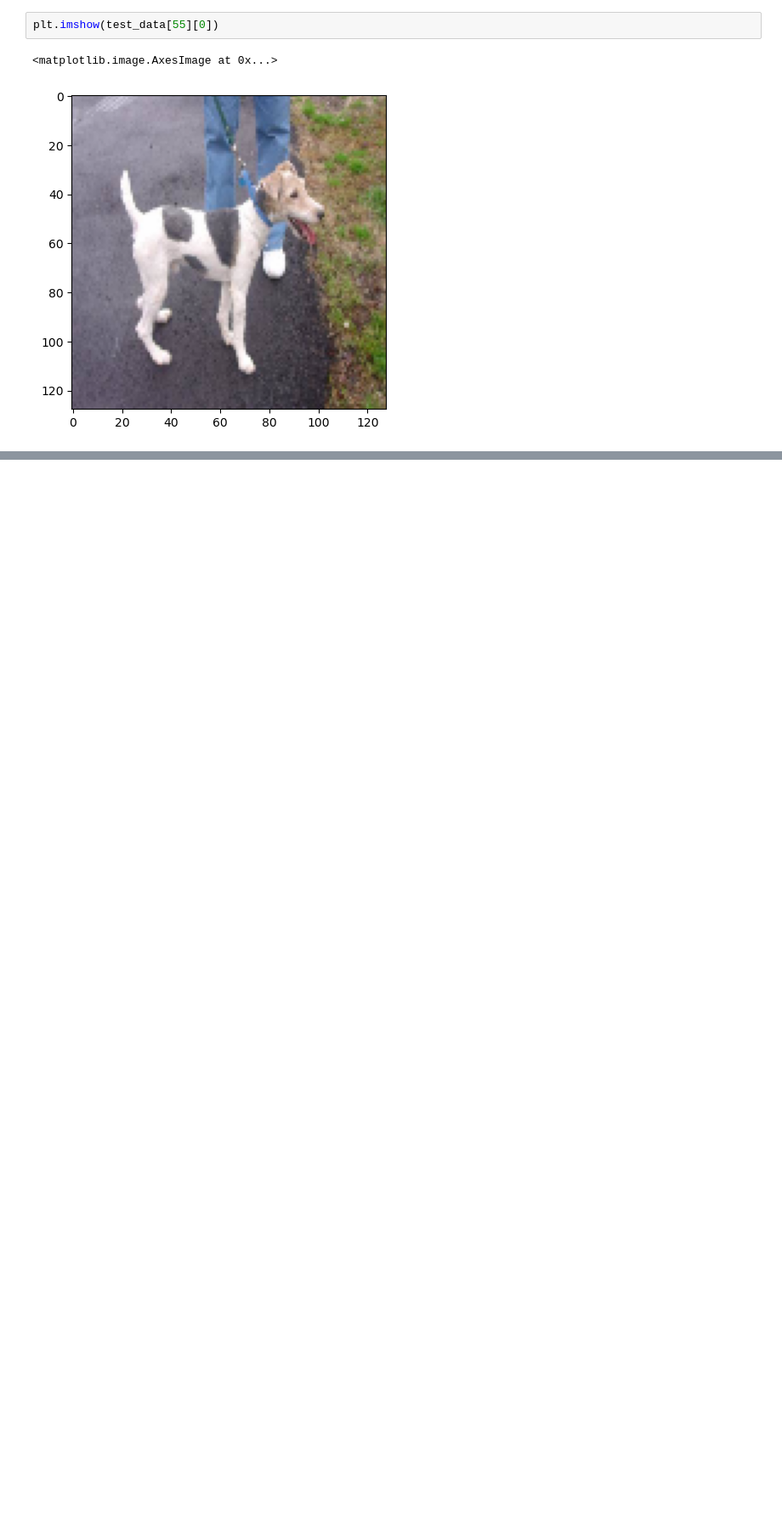
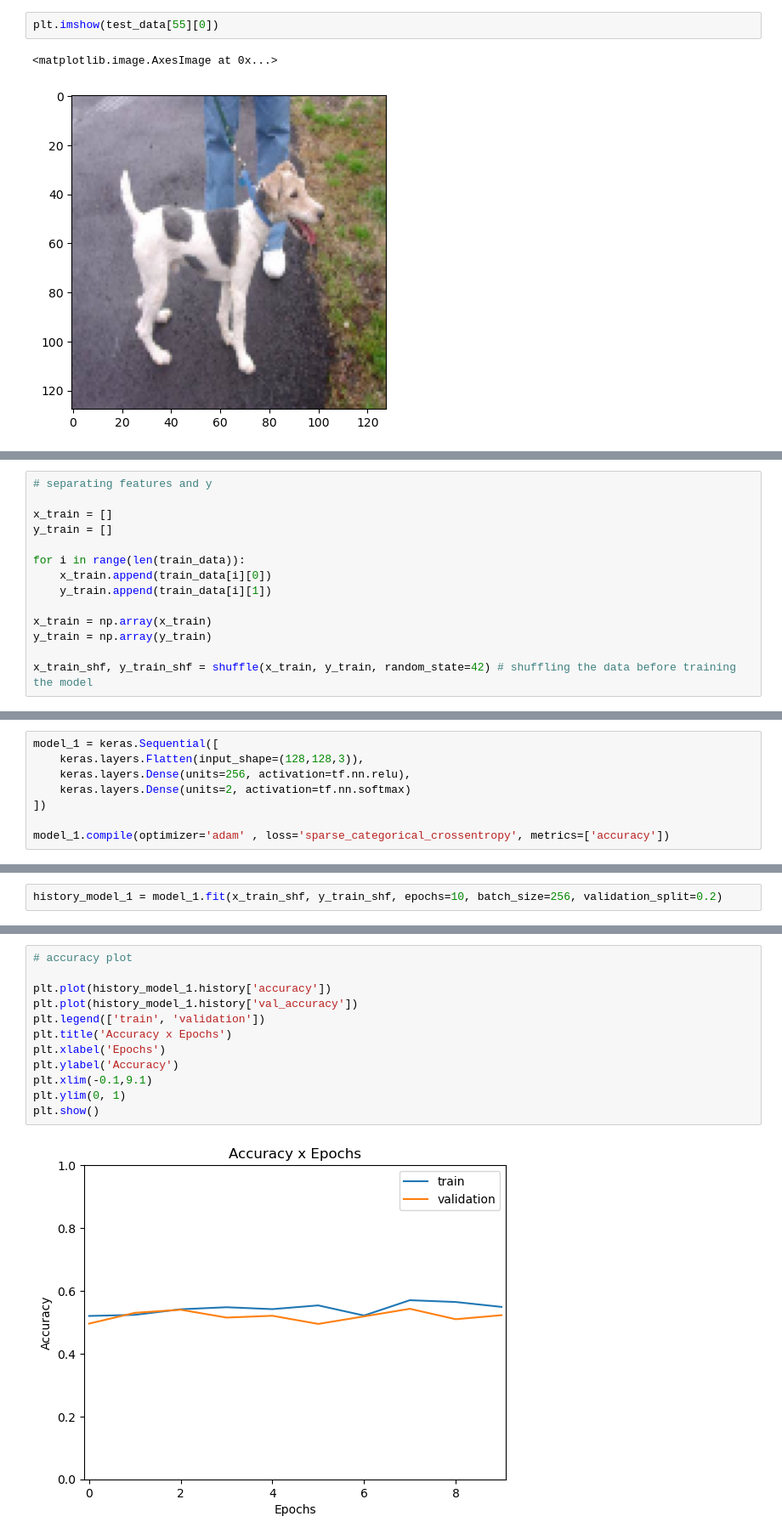
Before and after one commit to gustavossbarros/dog_cat_detection, a Jupyter notebook: code/01. Cat vs. Dog Classifier.ipynb, the cells around one changed output, grey strips where cells are left out. Shown at 85% size. Drawn from its saved outputs; the diff is of its cells as text; blank space fills up the shorter version.

```diff
--- a/code/01. Cat vs. Dog Classifier.ipynb
+++ b/code/01. Cat vs. Dog Classifier.ipynb
@@ -83,0 +60,14 @@ plt.imshow(test_data[55][0])
+# %%
+# separating features and y
+
+x_train = []
+y_train = []
+
+for i in range(len(train_data)):
+    x_train.append(train_data[i][0])
+    y_train.append(train_data[i][1])
+
+x_train = np.array(x_train)
+y_train = np.array(y_train)
+
+x_train_shf, y_train_shf = shuffle(x_train, y_train, random_state=42) # shuffling the data before training the model
@@ -83,0 +76,8 @@ plt.imshow(test_data[55][0])
+# %%
+model_1 = keras.Sequential([
+    keras.layers.Flatten(input_shape=(128,128,3)),
+    keras.layers.Dense(units=256, activation=tf.nn.relu),
+    keras.layers.Dense(units=2, activation=tf.nn.softmax)
+])
+
+model_1.compile(optimizer='adam' , loss='sparse_categorical_crossentropy', metrics=['accuracy'])
@@ -83,0 +102,2 @@ plt.imshow(test_data[55][0])
+# %%
+history_model_1 = model_1.fit(x_train_shf, y_train_shf, epochs=10, batch_size=256, validation_split=0.2)
@@ -83,0 +125,14 @@ plt.imshow(test_data[55][0])
+# %%
+# accuracy plot
+
+plt.plot(history_model_1.history['accuracy'])
+plt.plot(history_model_1.history['val_accuracy'])
+plt.legend(['train', 'validation'])
+plt.title('Accuracy x Epochs')
+plt.xlabel('Epochs')
+plt.ylabel('Accuracy')
+plt.xlim(-0.1,9.1)
+plt.ylim(0, 1)
+plt.show()
+# %% [output]
+[figure, added]
```
Also changed, not shown: parts of 13 cells of this notebook.
